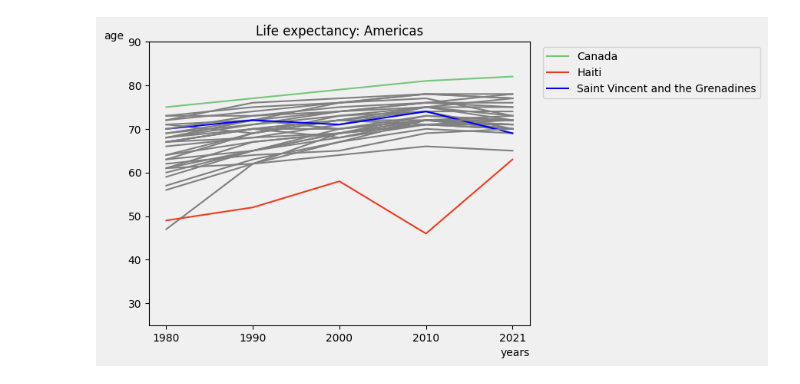
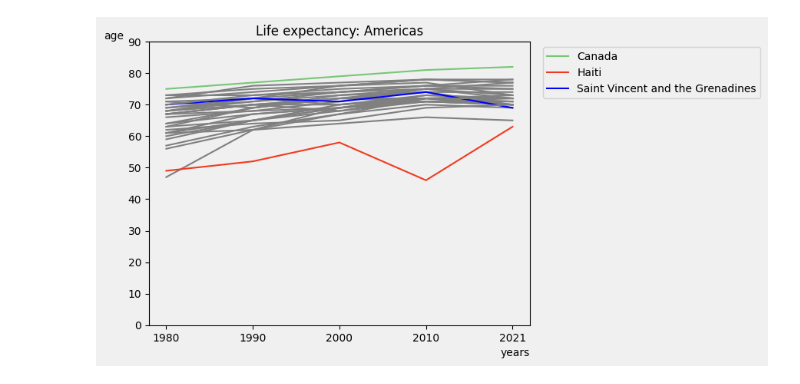
Before and after one commit to snohm/VS, a Jupyter notebook: Sorgenti/AmericasLifeExp.ipynb, the cells around one changed output. Drawn from its saved outputs; the diff is of its cells as text; code cells hidden in the pictures.

```diff
--- a/Sorgenti/AmericasLifeExp.ipynb
+++ b/Sorgenti/AmericasLifeExp.ipynb
@@ -22,32 +22,32 @@ plt.figure(facecolor = graphColor)
 plt.axes(facecolor = graphColor)
 while line != "":
     if elments[0] in americas:
         for j in range (0, 152, 1):
             if elments[1] == "1980" or elments[1] == "1990" or elments[1] == "2000" or elments[1] == "2010" or elments[1] == "2021" :
                 val[i] = int(float(elments[3]))
                 i = i - 1
             label = elments[0]
             line = f.readline()
             elments = line.split(",")
         if val[0] > val[4]:
             plt.plot(years, val, label = label, color = 'blue')
         elif val[4] < 64:
             plt.plot(years, val, label = label, color = '#f03b20')
         elif val[4] > 80:
            plt.plot(years, val, label = label, color = '#78c679')
         else:
             plt.plot(years, val, color = 'gray')
         val = [0, 0, 0, 0, 0]
         i = 4
     else:
         line = f.readline()
         elments = line.split(",")
 f.close()
 plt.legend(ncol = 1, bbox_to_anchor=(1.02, 1), loc='upper left', facecolor = graphColor)
 plt.title("Life expectancy: Americas")
 plt.xlabel("years", loc='right')
 plt.ylabel("age", rotation='horizontal', loc = 'top')
-plt.ylim(25, 90)
+plt.ylim(0, 90)
 plt.show()
 # %% [output]
-[figure, old version]
+[figure, new version]
```
Also changed, not shown: 2 other files.
